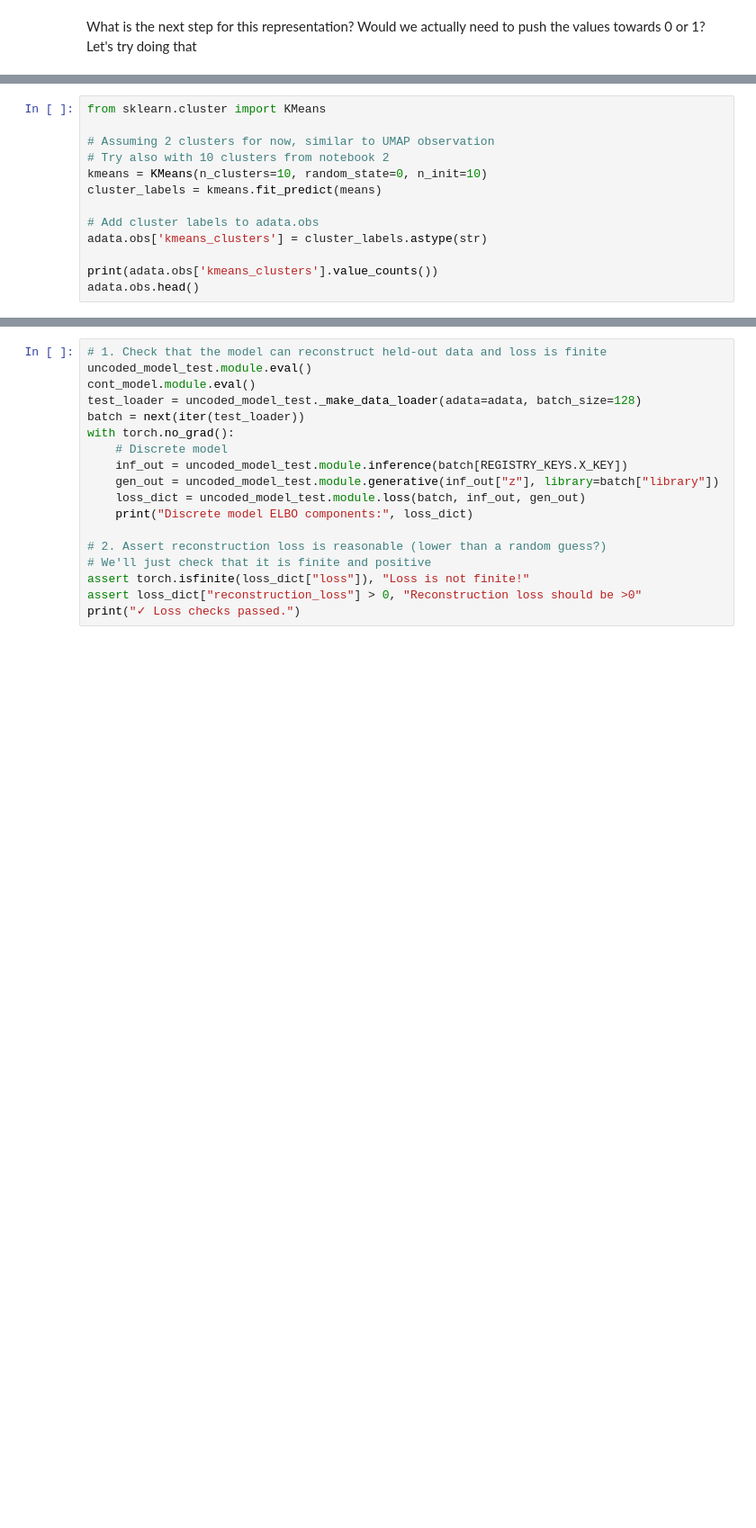
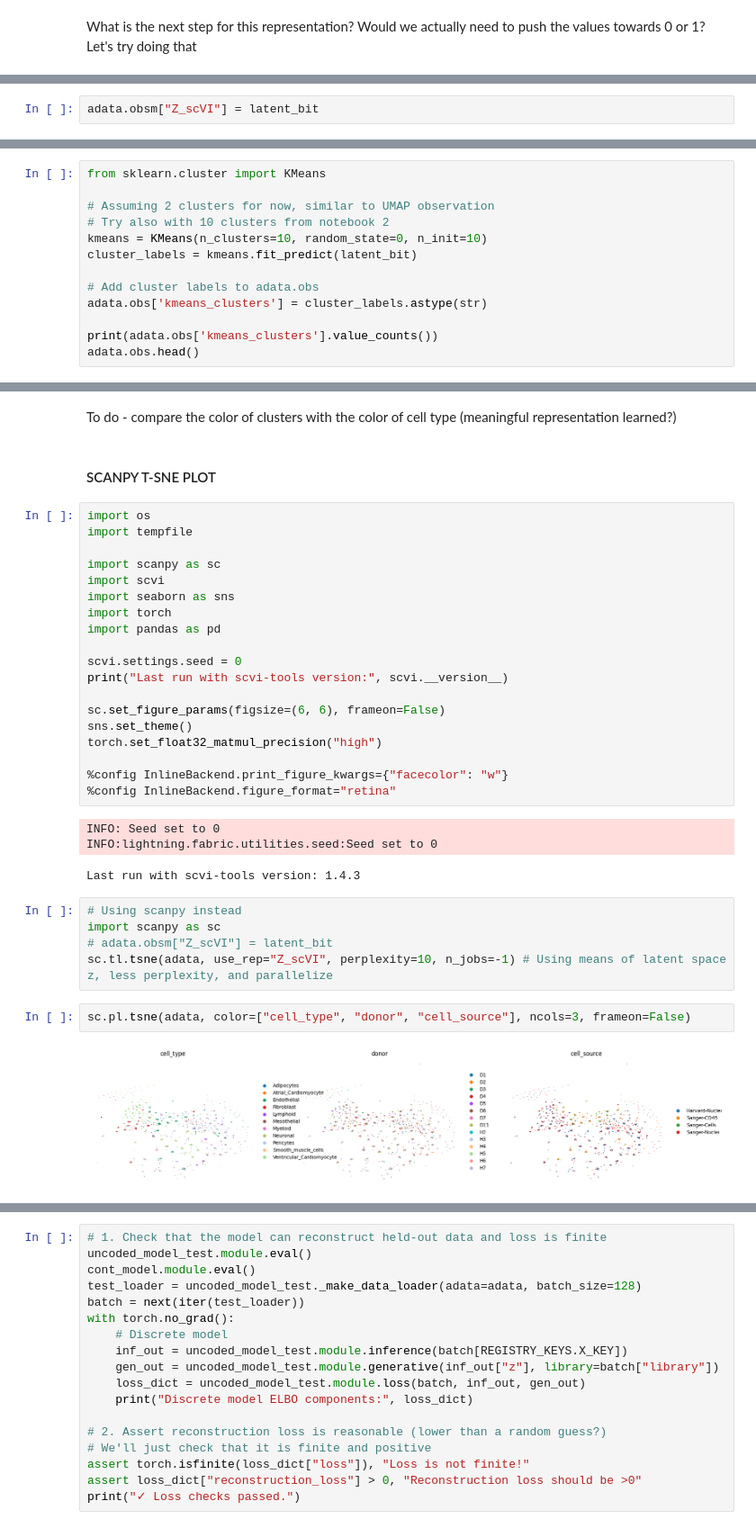
Before and after one commit to enicaking/tfg-vae, a Jupyter notebook: 4_uncoded_dSCVI.ipynb, the cells around one changed output, grey strips where cells are left out. Shown at 90% size. Drawn from its saved outputs; the diff is of its cells as text; blank space fills up the shorter version.

```diff
--- a/4_uncoded_dSCVI.ipynb
+++ b/4_uncoded_dSCVI.ipynb
@@ -1944,5 +1925,7 @@ array([[1, 0, 1, ..., 0, 1, 1],
        [1, 0, 1, ..., 0, 1, 1],
        [0, 1, 0, ..., 1, 0, 1],
        [0, 1, 0, ..., 1, 0, 1]])
+# %%
+adata.obsm["Z_scVI"] = latent_bit
 # %%
 # To visualize
@@ -1970,7 +1984,7 @@ from sklearn.cluster import KMeans
 # Assuming 2 clusters for now, similar to UMAP observation
 # Try also with 10 clusters from notebook 2
 kmeans = KMeans(n_clusters=10, random_state=0, n_init=10)
-cluster_labels = kmeans.fit_predict(means)
+cluster_labels = kmeans.fit_predict(latent_bit)
 
 # Add cluster labels to adata.obs
 adata.obs['kmeans_clusters'] = cluster_labels.astype(str)
@@ -1994,0 +2031,36 @@ plt.show()
+# %% [markdown]
+To do - compare the color of clusters with the color of cell type (meaningful representation learned?)
+# %% [markdown]
+#### SCANPY T-SNE PLOT
+# %%
+import os
+import tempfile
+
+import scanpy as sc
+import scvi
+import seaborn as sns
+import torch
+import pandas as pd
+
+scvi.settings.seed = 0
+print("Last run with scvi-tools version:", scvi.__version__)
+
+sc.set_figure_params(figsize=(6, 6), frameon=False)
+sns.set_theme()
+torch.set_float32_matmul_precision("high")
+
+%config InlineBackend.print_figure_kwargs={"facecolor": "w"}
+%config InlineBackend.figure_format="retina"
+# %% [output]
+INFO: Seed set to 0
+INFO:lightning.fabric.utilities.seed:Seed set to 0
+Last run with scvi-tools version: 1.4.3
+# %%
+# Using scanpy instead
+import scanpy as sc
+# adata.obsm["Z_scVI"] = latent_bit
+sc.tl.tsne(adata, use_rep="Z_scVI", perplexity=10, n_jobs=-1) # Using means of latent space z, less perplexity, and parallelize
+# %%
+sc.pl.tsne(adata, color=["cell_type", "donor", "cell_source"], ncols=3, frameon=False)
+# %% [output]
+[figure, added]
```
Also changed, not shown: parts of 38 cells of this notebook.
